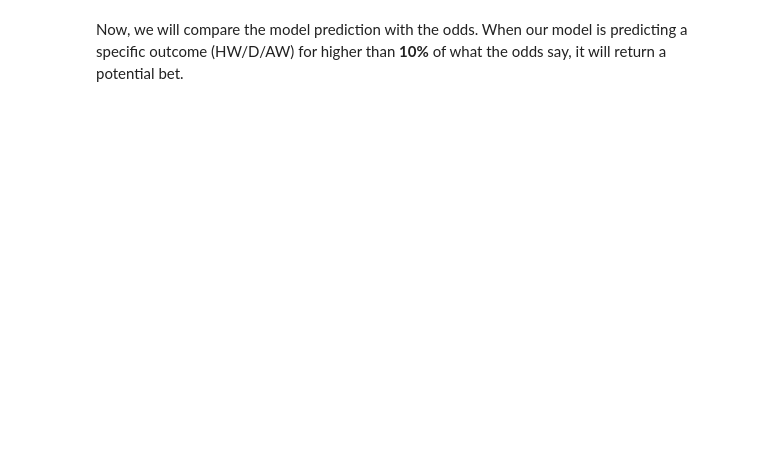
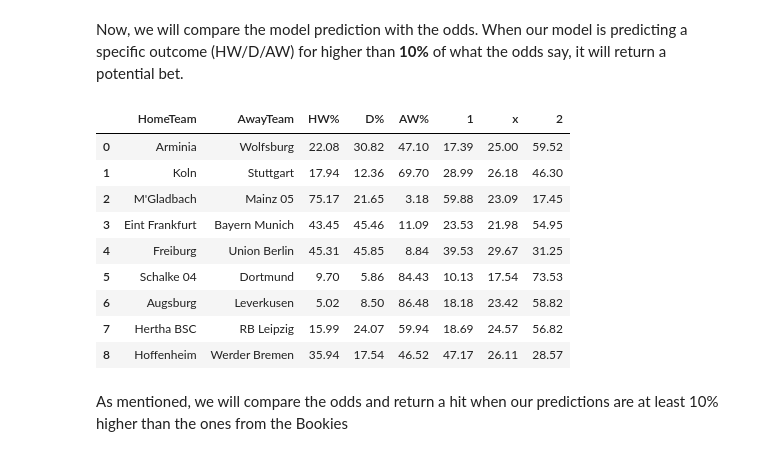
Before and after one commit to davidschs/SportsBetting-Algorithm, a Jupyter notebook: Sportsbetting2.ipynb, the cells around one changed output. Saved outputs shown, nothing was run; the diff lists cells and outputs as text; code cells hidden in the pictures; blank space fills up the shorter version.

```diff
--- a/Sportsbetting2.ipynb
+++ b/Sportsbetting2.ipynb
@@ -1064,2 +1070,19 @@ MatchOdds.head()
 # %% [markdown]
 Now, we will compare the model prediction with the odds. When our model is predicting a specific outcome (HW/D/AW) for higher than **10%** of what the odds say, it will return a potential bet.
+# %%
+frames = [result, MatchOdds.drop(['Spiel'], axis=1)]
+Odds = pd.concat(frames, axis=1)
+Odds
+# %% [output]
+|  | HomeTeam | AwayTeam | HW% | D% | AW% | 1 | x | 2 |
+| 0 | Arminia | Wolfsburg | 22.08 | 30.82 | 47.10 | 17.39 | 25.00 | 59.52 |
+| 1 | Koln | Stuttgart | 17.94 | 12.36 | 69.70 | 28.99 | 26.18 | 46.30 |
+| 2 | M'Gladbach | Mainz 05 | 75.17 | 21.65 | 3.18 | 59.88 | 23.09 | 17.45 |
+| 3 | Eint Frankfurt | Bayern Munich | 43.45 | 45.46 | 11.09 | 23.53 | 21.98 | 54.95 |
+| 4 | Freiburg | Union Berlin | 45.31 | 45.85 | 8.84 | 39.53 | 29.67 | 31.25 |
+| 5 | Schalke 04 | Dortmund | 9.70 | 5.86 | 84.43 | 10.13 | 17.54 | 73.53 |
+| 6 | Augsburg | Leverkusen | 5.02 | 8.50 | 86.48 | 18.18 | 23.42 | 58.82 |
+| 7 | Hertha BSC | RB Leipzig | 15.99 | 24.07 | 59.94 | 18.69 | 24.57 | 56.82 |
+| 8 | Hoffenheim | Werder Bremen | 35.94 | 17.54 | 46.52 | 47.17 | 26.11 | 28.57 |
+# %% [markdown]
+As mentioned, we will compare the odds and return a hit when our predictions are at least 10% higher than the ones from the Bookies
```
Also changed, not shown: parts of 87 cells of this notebook, 2 other files.
